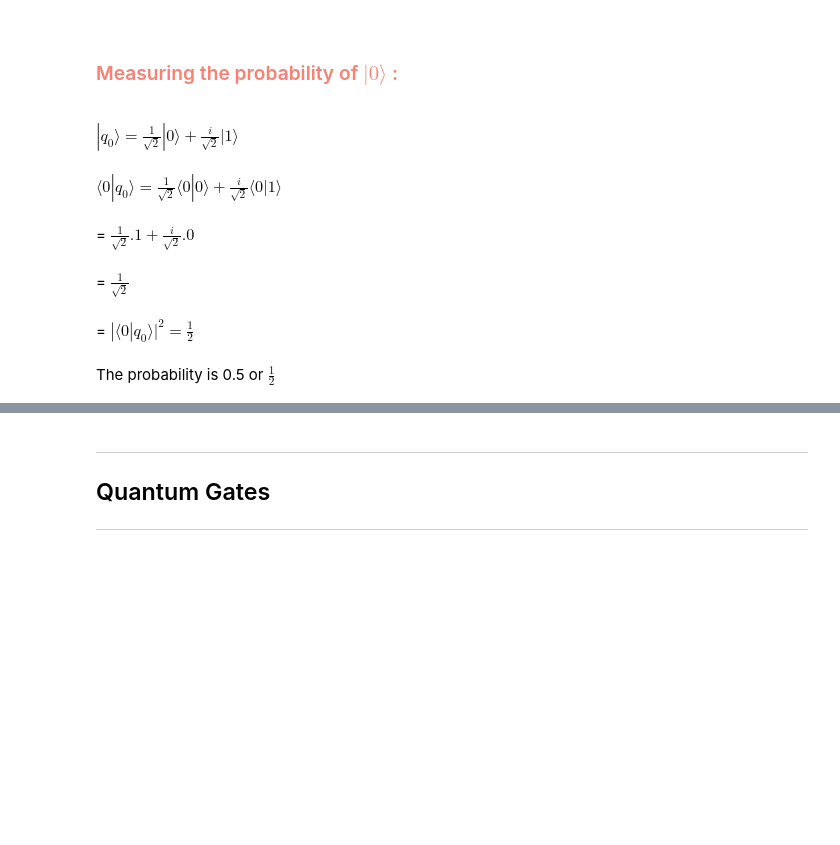
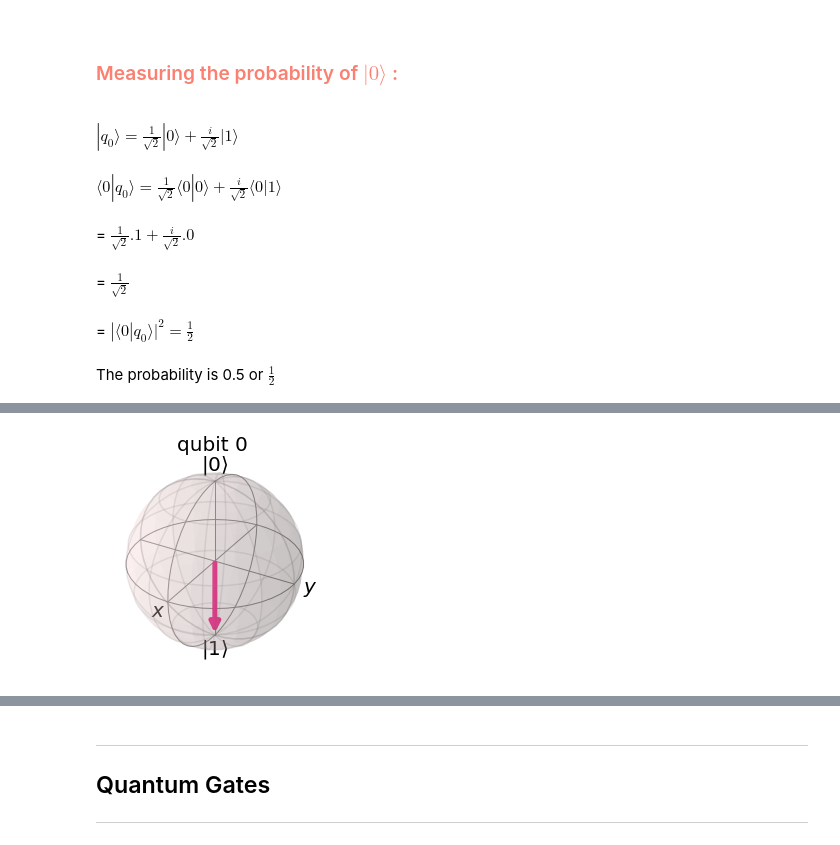
Before and after one commit to alexandrac77/emerging-technologies, a Jupyter notebook: content/Class Notebooks/Quantum Computing.ipynb, the cells around one changed output, grey strips where cells are left out. Drawn from its saved outputs; the diff is of its cells as text; code cells hidden in the pictures; blank space fills up the shorter version.

```diff
--- a/content/Class Notebooks/Quantum Computing.ipynb
+++ b/content/Class Notebooks/Quantum Computing.ipynb
@@ -185,0 +256,8 @@ The probability is 0.5 or $\frac{1}{2}$
+# %%
+# Let's see the result
+qc.save_statevector()
+qobj = assemble(qc)
+state = sim.run(qobj).result().get_statevector()
+plot_bloch_multivector(state)
+# %% [output]
+[figure, added]
```
Also changed, not shown: parts of 15 cells of this notebook.
